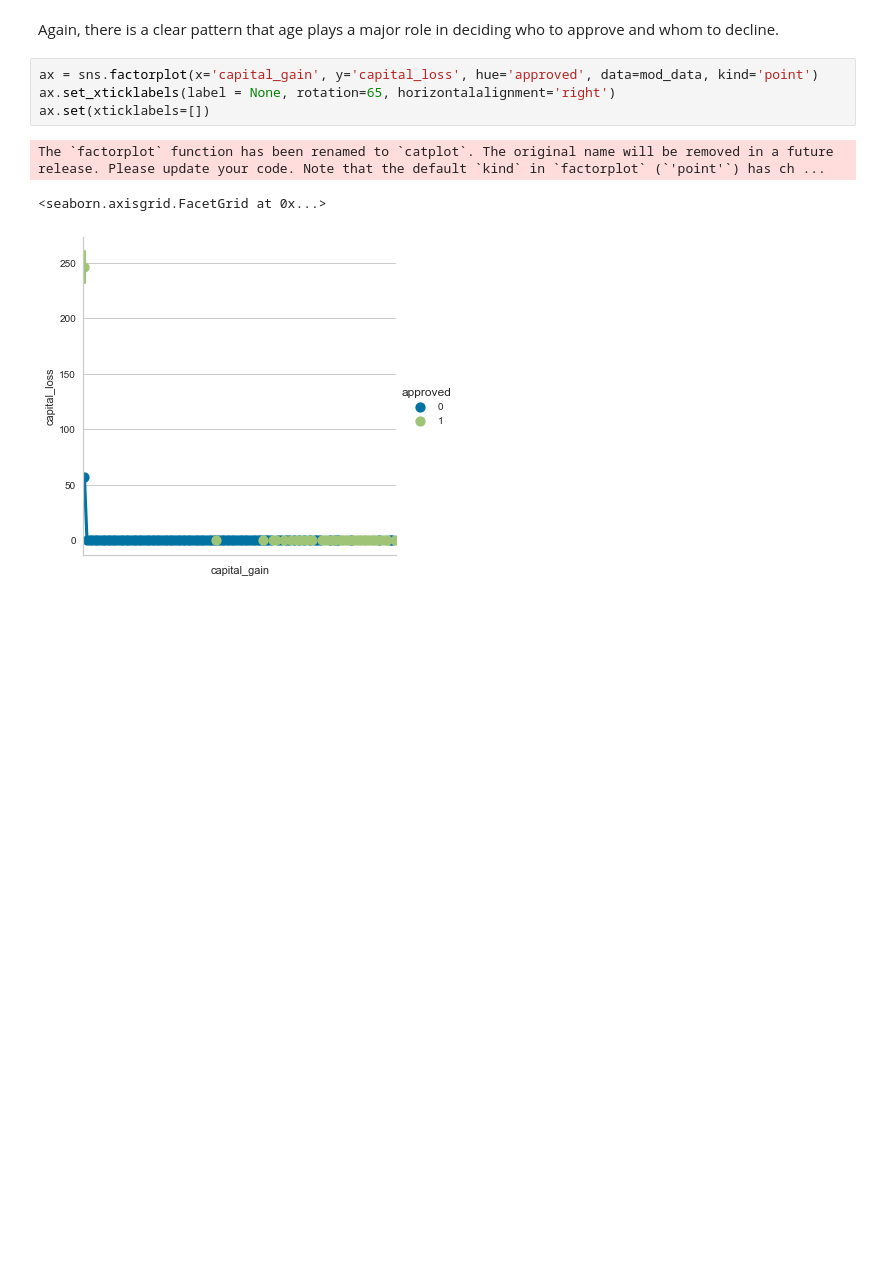
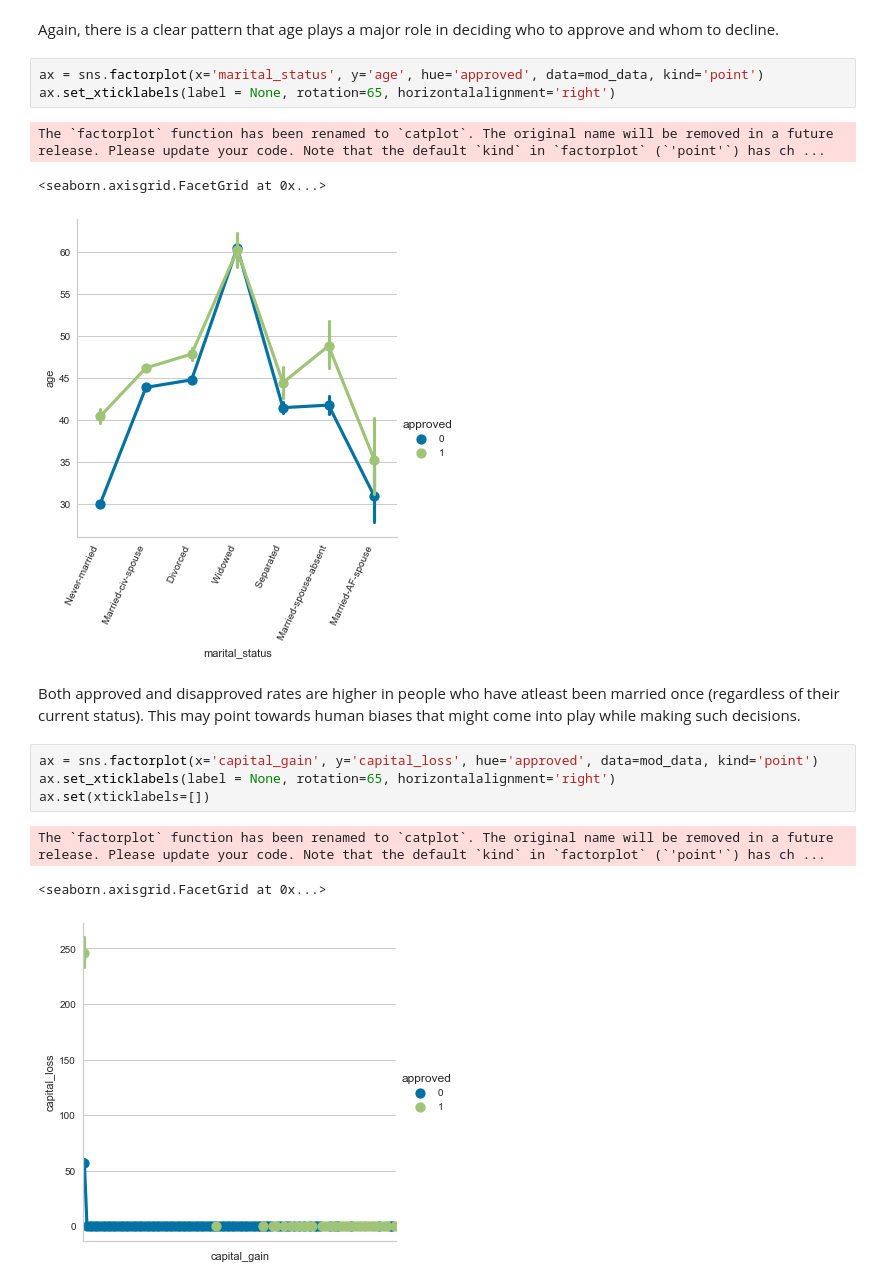
Before and after one commit to singhharsh246/Miscellaneous-Code, a Jupyter notebook: ML-case study.ipynb, the cells around one changed output. Saved outputs shown, nothing was run; the diff lists cells and outputs as text; blank space fills up the shorter version.

```diff
--- a/ML-case study.ipynb
+++ b/ML-case study.ipynb
@@ -469,5 +476,15 @@ The `factorplot` function has been renamed to `catplot`. The original name will
 # %% [markdown]
 Again, there is a clear pattern that age plays a major role in deciding who to approve and whom to decline.
+# %%
+ax = sns.factorplot(x='marital_status', y='age', hue='approved', data=mod_data, kind='point')
+ax.set_xticklabels(label = None, rotation=65, horizontalalignment='right')
+# %% [output]
+The `factorplot` function has been renamed to `catplot`. The original name will be removed in a future release. Please update your code. Note that the default `kind` in `factorplot` (`'point'`) has ch ...
+<seaborn.axisgrid.FacetGrid at 0x...>
+[figure, added]
+# %% [markdown]
+Both approved and disapproved rates are higher in people who have atleast been married once (regardless of their
+current status). This may point towards human biases that might come into play while making such decisions.
 # %%
 ax = sns.factorplot(x='capital_gain', y='capital_loss', hue='approved', data=mod_data, kind='point')
 ax.set_xticklabels(label = None, rotation=65, horizontalalignment='right')
```
Also changed, not shown: parts of 34 cells of this notebook.
